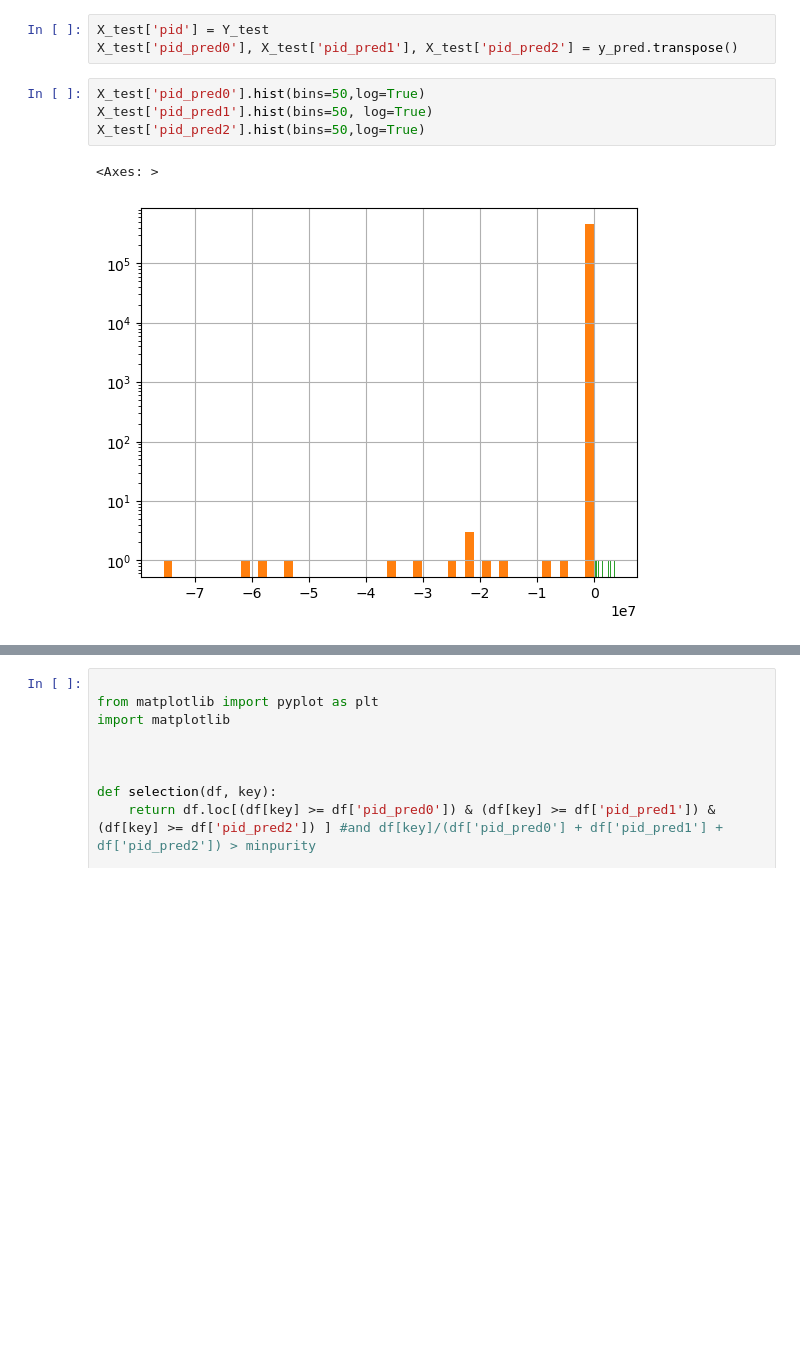
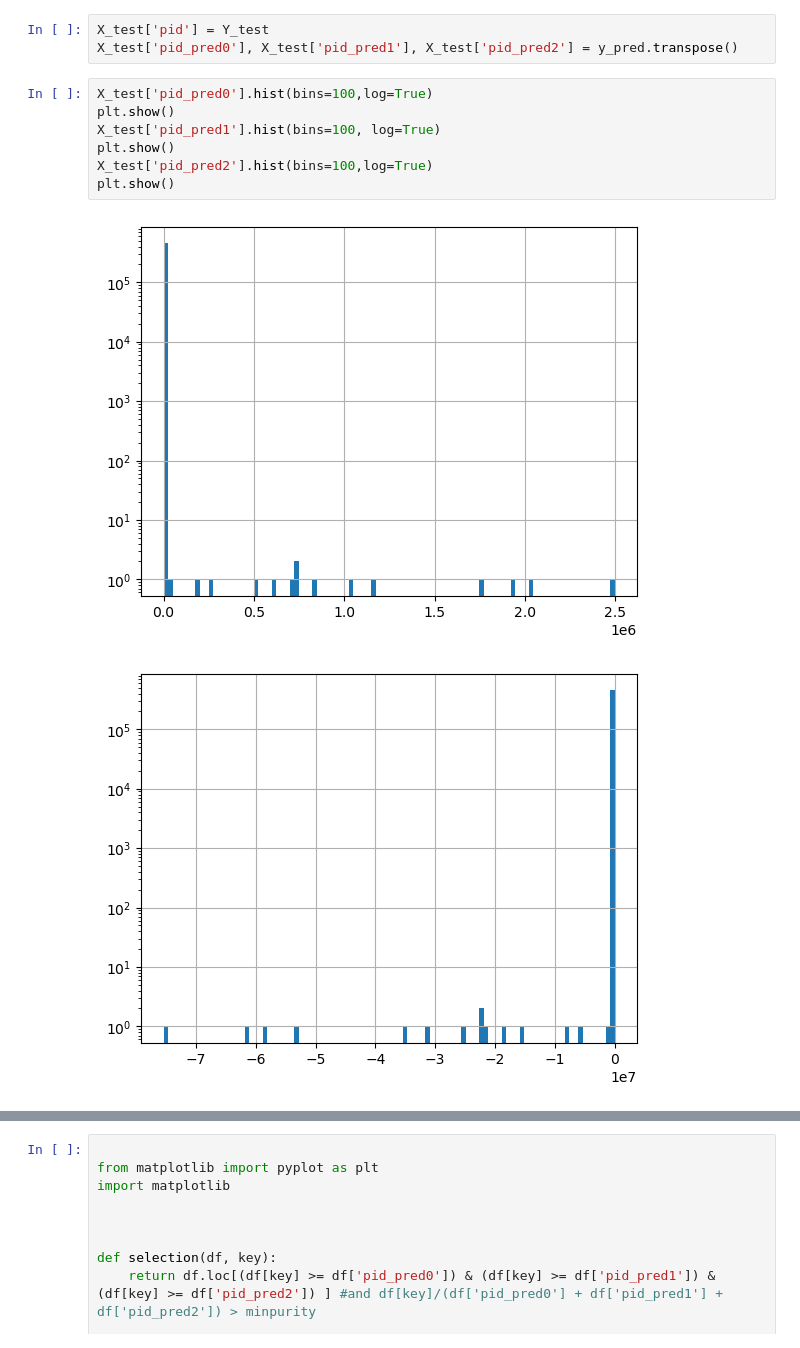
Before and after one commit to ficnawode/pid-ml-lssn, a Jupyter notebook: pid_validate.ipynb, the cells around one changed output, grey strips where cells are left out. Drawn from its saved outputs; the diff is of its cells as text; blank space fills up the shorter version.

```diff
--- a/pid_validate.ipynb
+++ b/pid_validate.ipynb
@@ -106,9 +108,12 @@ array([ -8.812234, -23.753206, -23.269278, ..., -21.713184,  11.949246,
 X_test['pid'] = Y_test
 X_test['pid_pred0'], X_test['pid_pred1'], X_test['pid_pred2'] = y_pred.transpose()
 # %%
-X_test['pid_pred0'].hist(bins=50,log=True)
-X_test['pid_pred1'].hist(bins=50, log=True)
-X_test['pid_pred2'].hist(bins=50,log=True)
+X_test['pid_pred0'].hist(bins=100,log=True)
+plt.show()
+X_test['pid_pred1'].hist(bins=100, log=True)
+plt.show()
+X_test['pid_pred2'].hist(bins=100,log=True)
+plt.show()
 # %% [output]
-<Axes: >
-[figure, old version]
+[figure, new version]
+[figure, added]
```
Also changed, not shown: parts of 3 cells of this notebook, 3 other files.
